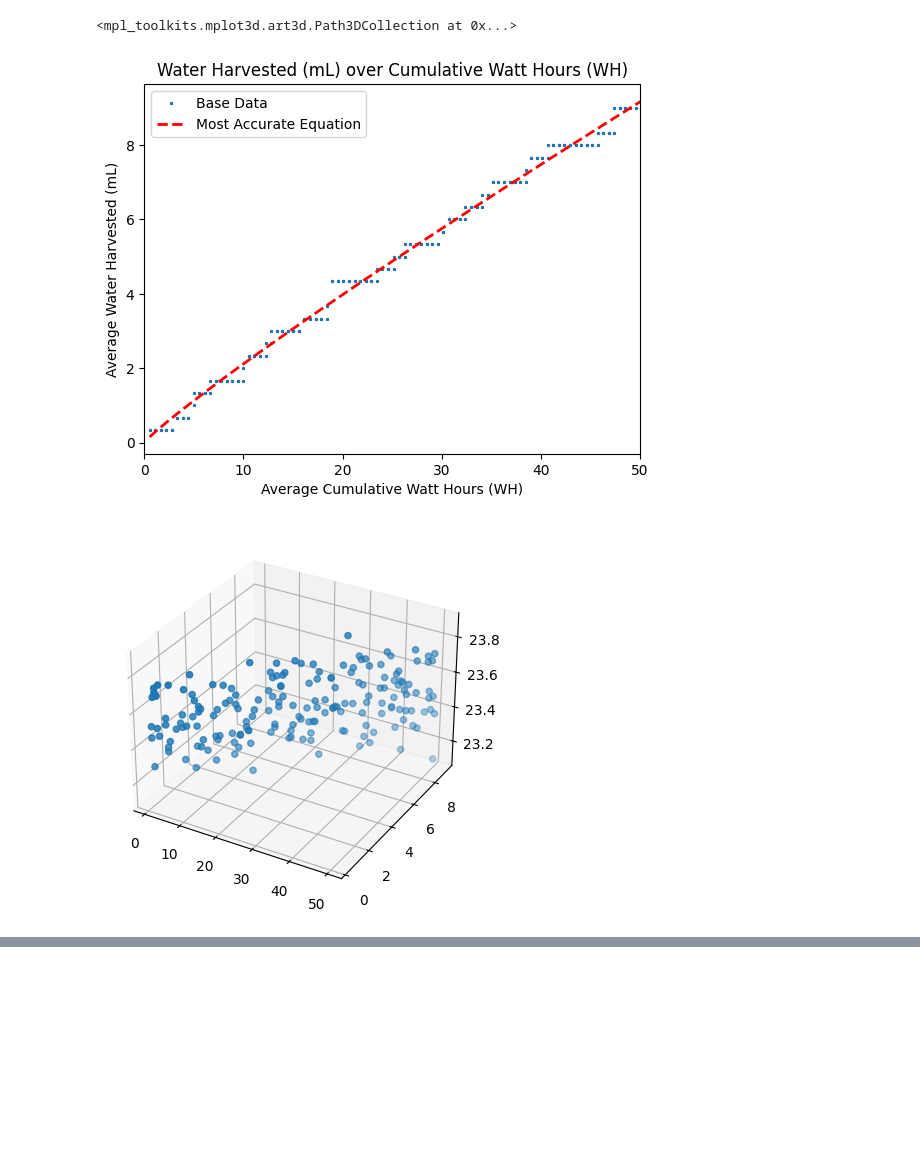
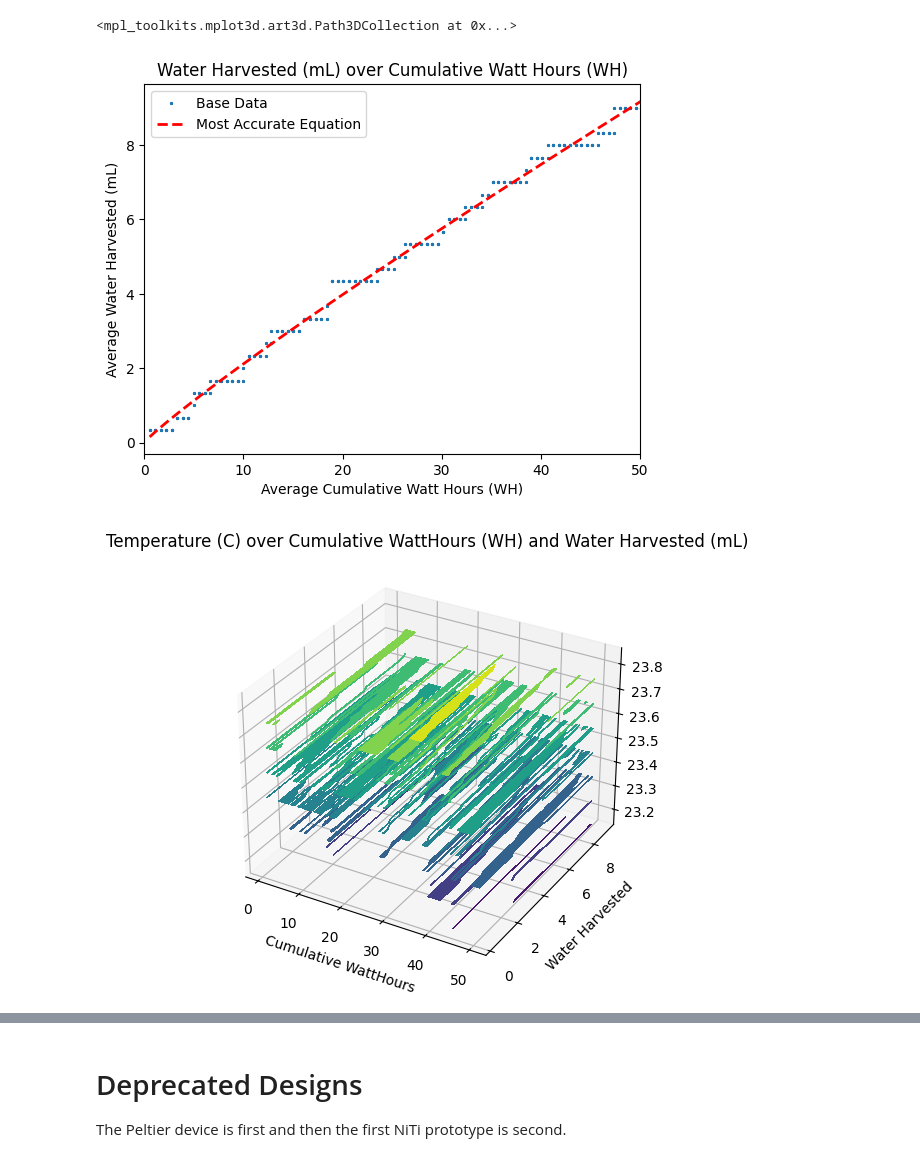
Before and after one commit to Multi-Volt/Flood, a Jupyter notebook: FLOOD-Data/Analysis/DataAnalysis.ipynb, the cells around one changed output, grey strips where cells are left out. Drawn from its saved outputs; the diff is of its cells as text; code cells hidden in the pictures; blank space fills up the shorter version.

```diff
--- a/FLOOD-Data/Analysis/DataAnalysis.ipynb
+++ b/FLOOD-Data/Analysis/DataAnalysis.ipynb
@@ -145,22 +295,60 @@ PySRRegressor.equations_ = [
 ]
 # %%
-plt.plot(P_x, P_y, linewidth = 2, linestyle='none', marker='*', label="Base Data", fillstyle='none', markersize=2)
+#Basic scatter plot
+plt.plot(
+    P_x,
+    P_y,
+    linewidth=2,
+    linestyle="none",
+    marker="*",
+    label="Base Data",
+    fillstyle="none",
+    markersize=2,
+)
+
+#Fit the equation to the data
 best_idx = Proto_Equations.equations_.query(
     f"loss < {2 * Proto_Equations.equations_.loss.min()}"
 ).score.idxmax()
-plt.plot(P_x, Proto_Equations.predict(P_x, index=best_idx), color='red', linestyle='dashed', linewidth=2, label="Most Accurate Equation")
+plt.plot(
+    P_x,
+    Proto_Equations.predict(P_x, index=best_idx),
+    color="red",
+    linestyle="dashed",
+    linewidth=2,
+    label="Most Accurate Equation",
+)
 plt.title("Water Harvested (mL) over Cumulative Watt Hours (WH)")
 plt.xlabel("Average Cumulative Watt Hours (WH)")
 plt.ylabel("Average Water Harvested (mL)")
 plt.legend()
-plt.xlim([0,50])
-Proto_Equations.sympy()
-print("Power:" + str(np.std(Proto_Dataframe["WattHours (WH)"].to_numpy())))
-print("Temp:" + str(np.std(P_z)))
-print("Voltage:" + str(np.std(Proto_Dataframe["Volts (V)"].to_numpy())))
-print("Water:" + str(np.std(P_y)))
+plt.xlim([0, 50])
+analysis(
+    [
+        Proto_Dataframe["WattHours (WH)"].to_numpy(),
+        P_z,
+        Proto_Dataframe["Amps (A)"].to_numpy(),
+        P_y,
+    ]
+)
 print(Proto_Equations.latex())
+
+#3D scatterplot and contour plot
 fig = plt.figure()
-ax = plt.axes(projection='3d')
-ax.scatter3D(P_x, P_y, P_z)
+ax = plt.axes(projection="3d")
+plt.title("Temperature (C) over Cumulative WattHours (WH) and Water Harvested (mL)")
+plt.xlabel("Cumulative WattHours", loc="left")
+plt.ylabel("Water Harvested")
+fig.tight_layout()
+P_X, P_Y = np.meshgrid(P_x,P_y)
+P_Z = sp.interpolate.griddata(np.column_stack((P_x.reshape(-1,1),P_y)), P_z, (P_X, P_Y), method = "nearest")
+plt.contourf(P_x.reshape(-1),P_y,P_Z)
+
+fig = plt.figure()
+ax = plt.axes(projection="3d")
+plt.title("Temperature (C) over Cumulative WattHours (WH) and Water Harvested (mL)")
+plt.xlabel("Cumulative WattHours")
+plt.ylabel("Water Harvested")
+fig.tight_layout()
+ax.scatter3D(P_x,P_y,P_z)
 # %% [output]
@@ -172,3 +372,3 @@ Water:2.6305658218736663
 <mpl_toolkits.mplot3d.art3d.Path3DCollection at 0x...>
 [figure]
-[figure, old version]
+[figure, new version]
@@ -174,0 +376,3 @@ Water:2.6305658218736663
+# %% [markdown]
+# Deprecated Designs
+The Peltier device is first and then the first NiTi prototype is second.
```
Also changed, not shown: parts of 12 cells of this notebook.
